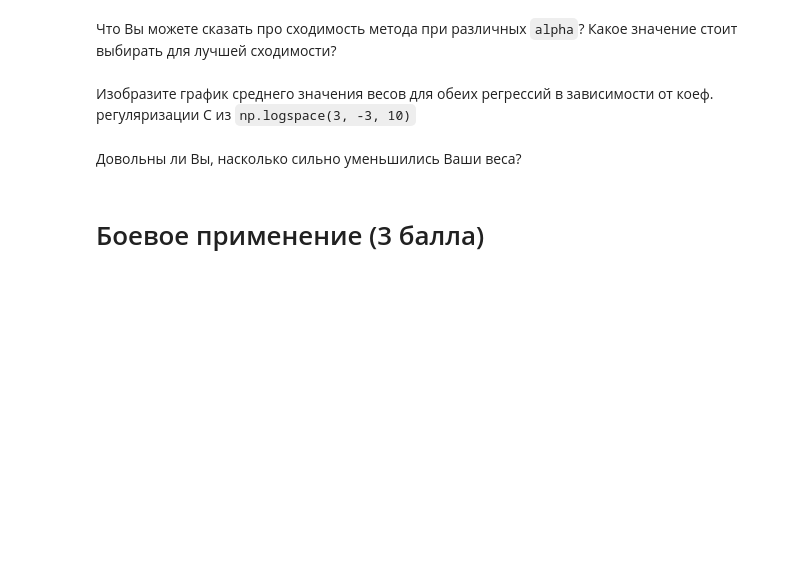
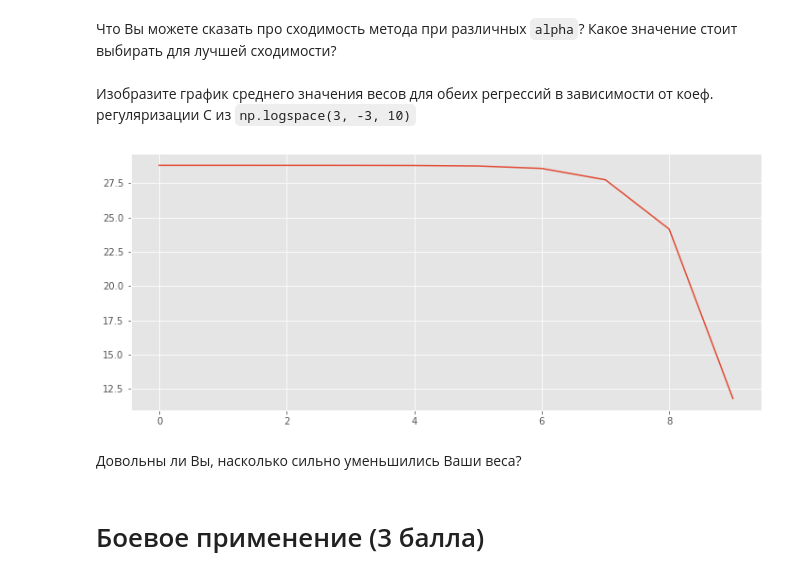
Before and after one commit to EvgenijGod/msu_ml_autumn_2019, a Jupyter notebook: Lin_Log_Reg/hw2.ipynb, the cells around one changed output. Drawn from its saved outputs; the diff is of its cells as text; code cells hidden in the pictures; blank space fills up the shorter version.

```diff
--- a/Lin_Log_Reg/hw2.ipynb
+++ b/Lin_Log_Reg/hw2.ipynb
@@ -530,3 +515,15 @@ $N$ можно брать 10, 50, 100 и т.д.
+# %%
+C = np.logspace(3, -3, 10)
+my_res = []
+for c in C:
+    log_reg = MySGDClassifier(batch_generator=batch_generator, max_epoch=1,
+                              C=c, alpha=0.0001, batch_size=100, model_type='log_reg')
+    log_reg.fit(X, y)
+    my_res.append(np.mean(log_reg.weights))
+plt.plot(range(len(my_res)), my_res)
+plt.show()
+# %% [output]
+[figure, added]
 # %% [markdown]
 Довольны ли Вы, насколько сильно уменьшились Ваши веса?
 # %% [markdown]
```
Also changed, not shown: parts of 24 cells of this notebook.
